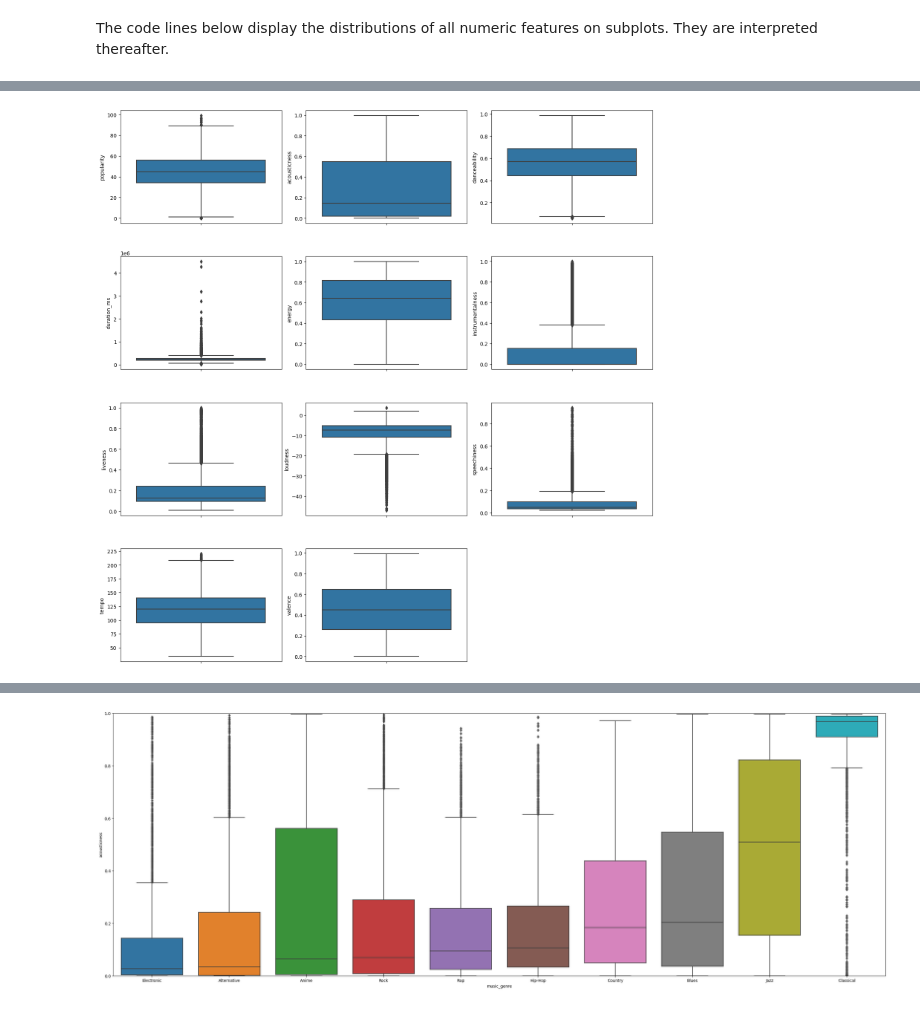
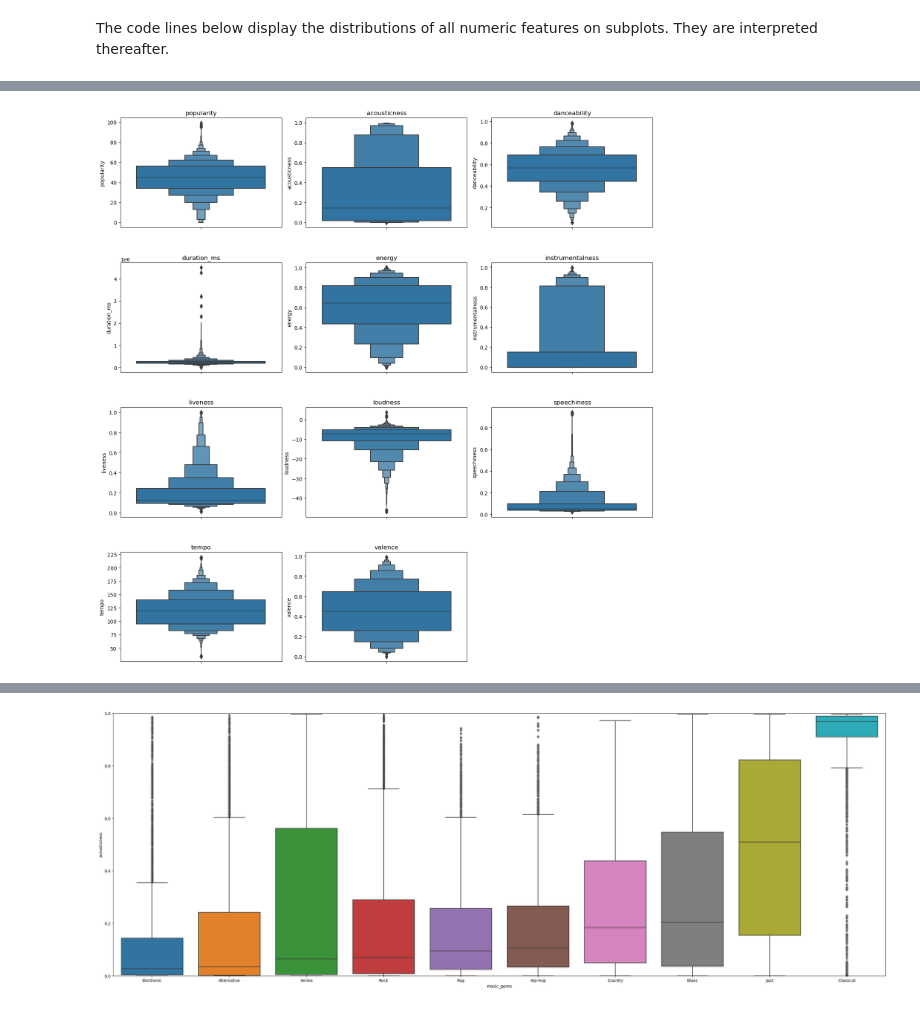
Before and after one commit to tanvi-jain3/SC1015-Song-Genre-Classification, a Jupyter notebook: 2) Data Exploratory Analysis .ipynb, the cells around one changed output, grey strips where cells are left out. Saved outputs shown, nothing was run; the diff lists cells and outputs as text; code cells hidden in the pictures.

```diff
--- a/2) Data Exploratory Analysis .ipynb
+++ b/2) Data Exploratory Analysis .ipynb
@@ -124,7 +97,7 @@ index = 0
 
 axs = axs.flatten()
 for k, v in numeric_features.items():
-    sns.histplot(v, ax = axs[index])
+    sns.kdeplot(v, ax = axs[index])
     index += 1
 plt.tight_layout(pad = 0.4, w_pad = 0.5, h_pad = 5.0)
 # %% [output]
@@ -158,12 +127,13 @@ The code lines below help for displaying numeric features on boxplots. The latte
 # %%
 fig, axs = plt.subplots(ncols = 3, nrows = 4, figsize = (15, 15))
 fig.delaxes(axs[3][2])
 idx = 0
 axs = axs.flatten()
 for k, v in numeric_features.items():
-    sns.boxplot(y = k, data = numeric_features, ax = axs[idx])
+    sns.boxenplot(y=v, ax=axs[idx])
+    axs[idx].set_title(k)
     idx += 1
-plt.tight_layout(pad = 0.4, w_pad = 0.5, h_pad = 5.0)
+plt.tight_layout(pad=0.4, w_pad=0.5, h_pad=5.0)
 # %% [output]
-[figure, old version]
+[figure, new version]
 # %% [markdown]
```
Also changed, not shown: parts of 19 cells of this notebook, 2 other files.
